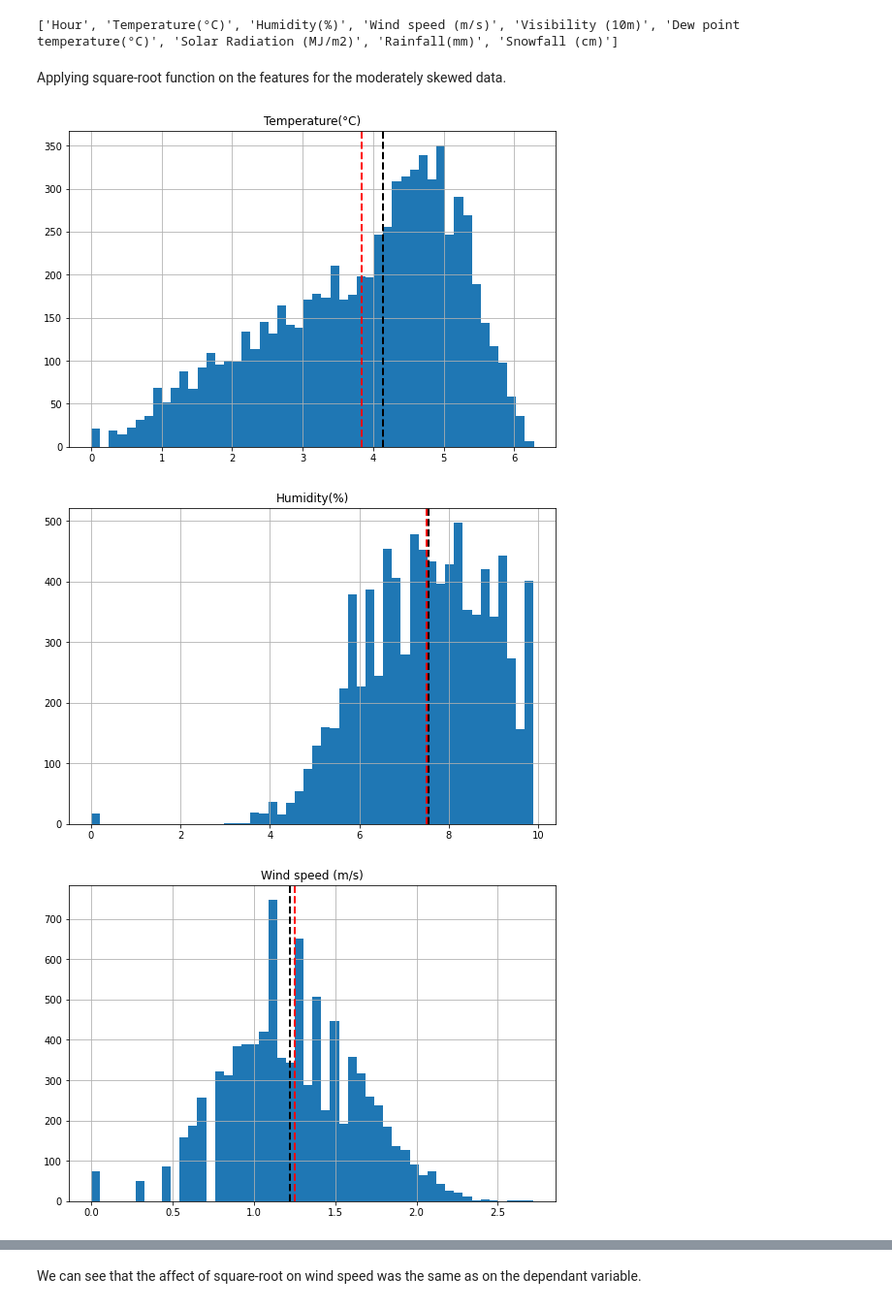
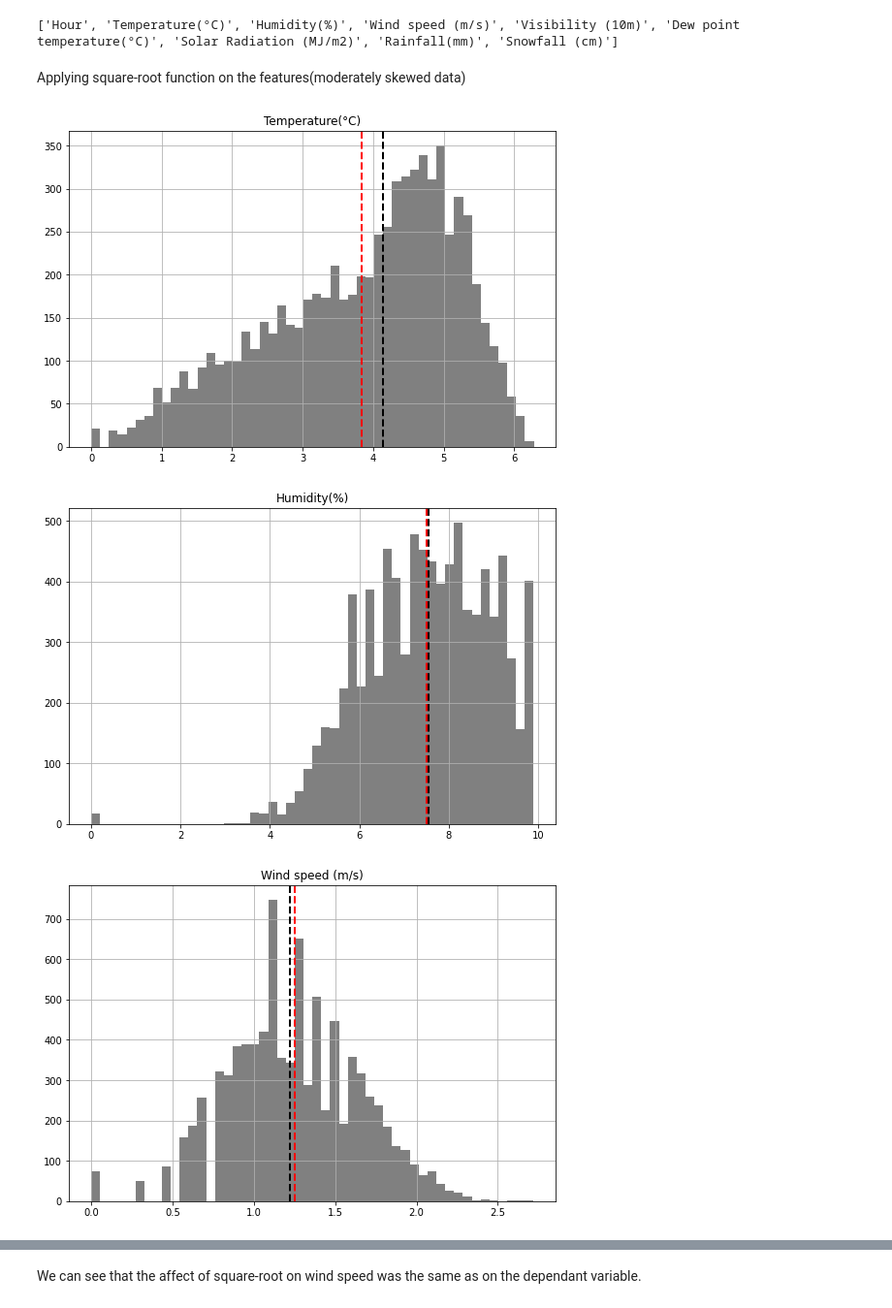
Before and after one commit to Ayushman0Singh/BikeSharingDemandPrediction, a Jupyter notebook: Bike_Sharing_Demand_Prediction_Capstone_Project.ipynb, the cells around one changed output, grey strips where cells are left out. Shown at 97% size. Saved outputs shown, nothing was run; the diff lists cells and outputs as text; code cells hidden in the pictures.

```diff
--- a/Bike_Sharing_Demand_Prediction_Capstone_Project.ipynb
+++ b/Bike_Sharing_Demand_Prediction_Capstone_Project.ipynb
@@ -208,17 +212,17 @@ for j in numeric_features[1:0]:
     ax.set_title(j)
 plt.show()
 # %% [markdown]
-Applying square-root function on the features for the moderately skewed data.
+Applying square-root function on the features(moderately skewed data)
 # %%
 for j in numeric_features[1:]:
     fig = plt.figure(figsize=(9, 6))
     ax = fig.gca()
-    math.sqrt(df[j]).hist(bins=50, ax = ax)
+    math.sqrt(df[j]).hist(bins=50, ax = ax, color = 'grey')
     ax.axvline(math.sqrt(df[j]).mean(), color='red', linestyle='dashed', linewidth=2)
     ax.axvline(math.sqrt(df[j]).median(), color='black', linestyle='dashed', linewidth=2)
     ax.set_title(j)
 plt.show()
 # %% [output]
-[figure, old version]
+[figure, new version]
-[figure, old version]
+[figure, new version]
-[figure, old version]
+[figure, new version]
```
Also changed, not shown: parts of 16 cells of this notebook.
